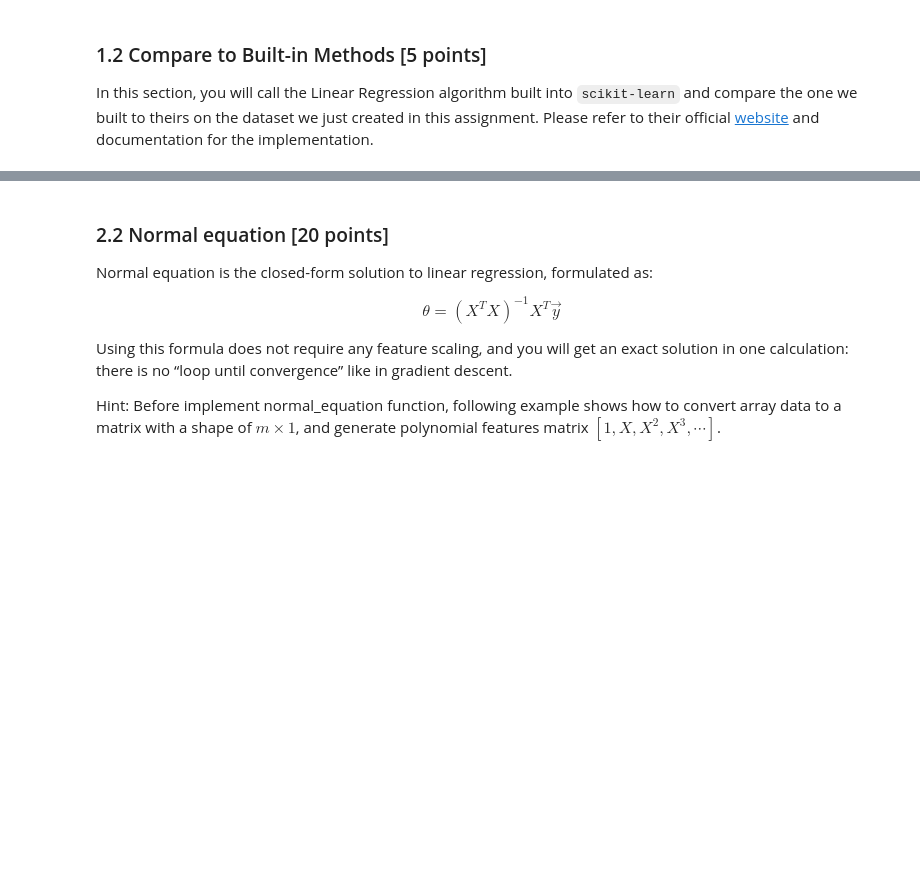
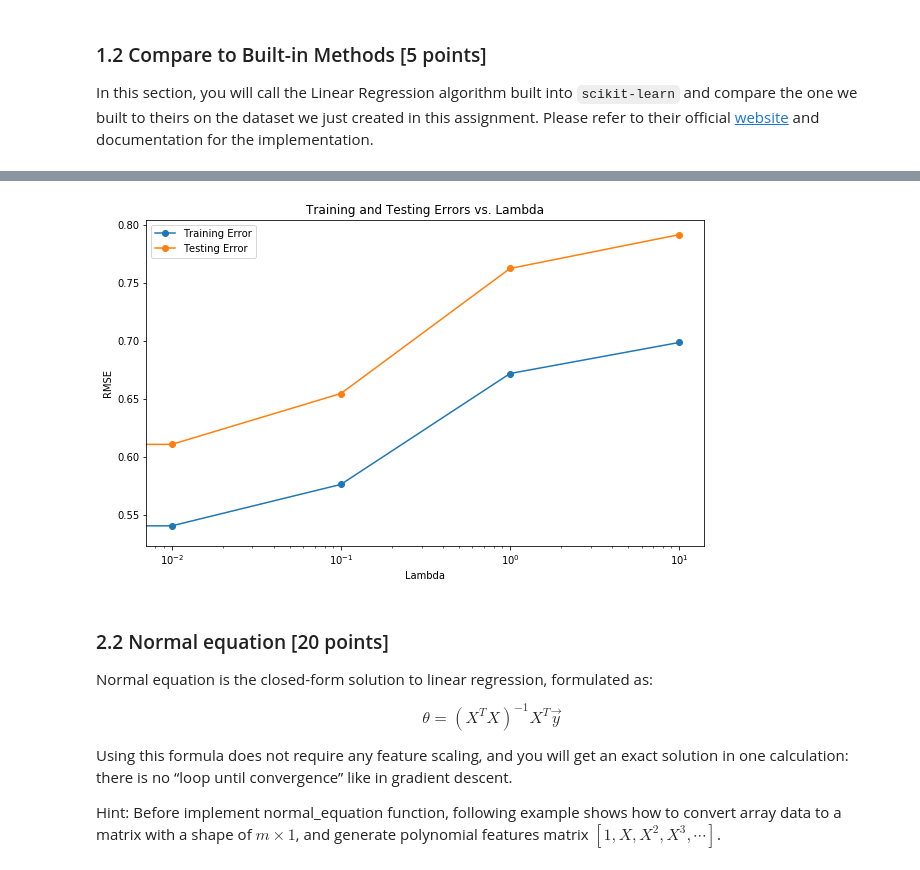
Before and after one commit to StandardGage/CISC-684, a Jupyter notebook: hw.ipynb, the cells around one changed output, grey strips where cells are left out. Cells and saved outputs as stored; diff of their text form; code cells hidden in the pictures; blank space fills up the shorter version.

```diff
--- a/hw.ipynb
+++ b/hw.ipynb
@@ -340,10 +344,51 @@ Your plot does not have to resemble exactly the plot below. As long as it convey
 <img src="figure/regularization.png" alt="regularization plot" width="400"/>
 # %%
 # ======================= YOUR CODE HERE ===========================
+
+from sklearn.model_selection import train_test_split
+
+# Create dataset
+X_data, y = create_poly_dataset(100, 0, 0.1)
+X_data = X_data.reshape(-1, 1)
+
+X_train, X_test, y_train, y_test = train_test_split(X_data, y, test_size=0.2, random_state=42)
+
+lambdas = [0, 0.01, 0.1, 1, 10]
+
+train_errors = []
+test_errors = []
+
+# Train a model for each lambda
+for lmbda in lambdas:
+    model = LinearReg(learning_rate=0.01, epochs=1000, lmbda=lmbda)
+    model.fit(X_train, y_train)
+
+    # Predict on training and testing set
+    y_train_pred = model.predict(X_train)
+    y_test_pred = model.predict(X_test)
+
+    # Calculate RMSE for training and testing sets
+    train_rmse = model.calculate_rmse(y_train, y_train_pred)
+    test_rmse = model.calculate_rmse(y_test, y_test_pred)
+
+    train_errors.append(train_rmse)
+    test_errors.append(test_rmse)
+
+# Plot training and testing errors against lambdas
+plt.figure(figsize=(10, 6))
+plt.plot(lambdas, train_errors, label='Training Error', marker='o')
+plt.plot(lambdas, test_errors, label='Testing Error', marker='o')
+plt.xlabel('Lambda')
+plt.ylabel('RMSE')
+plt.title('Training and Testing Errors vs. Lambda')
+plt.legend()
+plt.xscale('log')  # Lambda values vary by orders of magnitude
 
 
 
 # ==================================================================
+# %% [output]
+[figure, added]
 # %% [markdown]
 ### 2.2 Normal equation [20 points]
 
```
Also changed, not shown: parts of 10 cells of this notebook.
